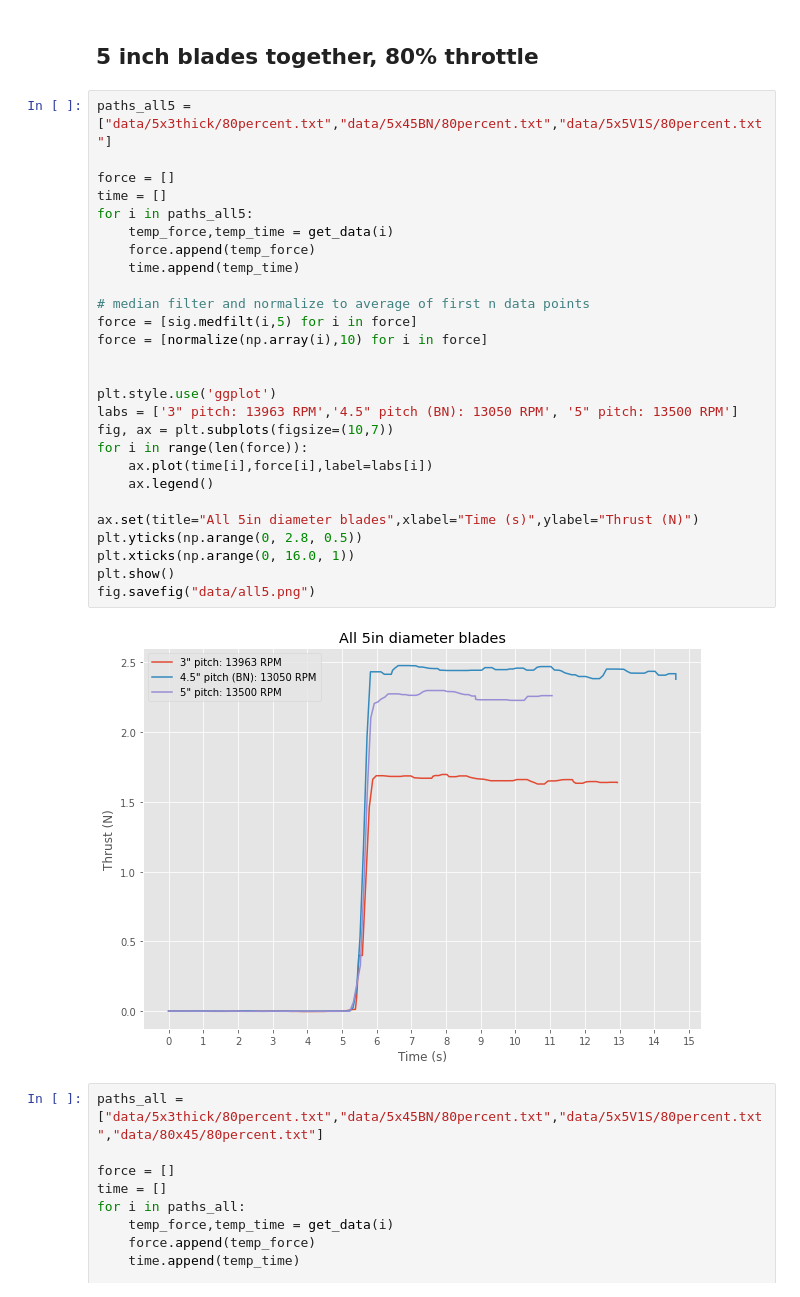
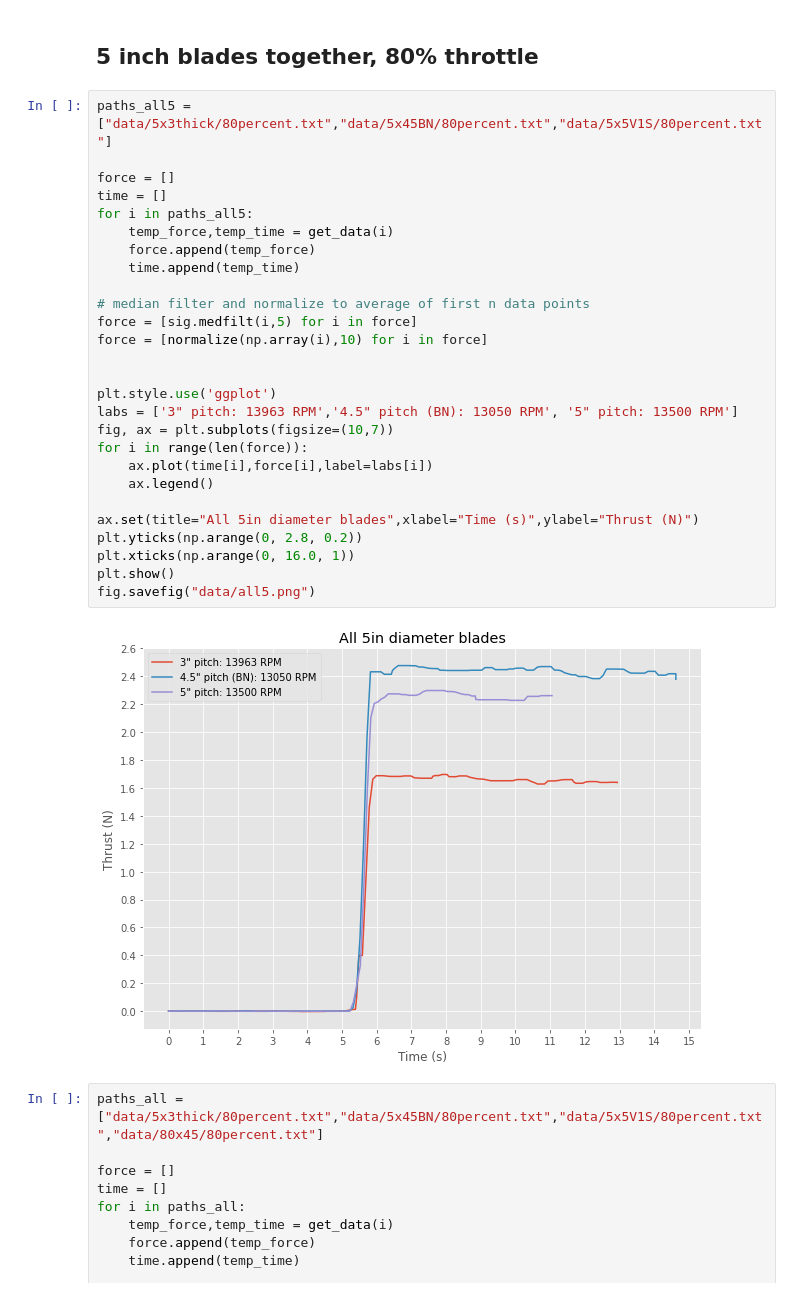
Before and after one commit to nmarks99/aero-capstone, a Jupyter notebook: thrust_test/nice_plots.ipynb, the cells around one changed output. Drawn from its saved outputs; the diff is of its cells as text.

```diff
--- a/thrust_test/nice_plots.ipynb
+++ b/thrust_test/nice_plots.ipynb
@@ -166,32 +166,32 @@ fig.savefig("data/5x45BN/5x45BNplot.png")
 # %%
 paths_all5 = ["data/5x3thick/80percent.txt","data/5x45BN/80percent.txt","data/5x5V1S/80percent.txt"]
 
 force = []
 time = []
 for i in paths_all5:
     temp_force,temp_time = get_data(i)
     force.append(temp_force)
     time.append(temp_time)
 
 # median filter and normalize to average of first n data points
 force = [sig.medfilt(i,5) for i in force]
 force = [normalize(np.array(i),10) for i in force]
 
 
 plt.style.use('ggplot')
 labs = ['3" pitch: 13963 RPM','4.5" pitch (BN): 13050 RPM', '5" pitch: 13500 RPM']
 fig, ax = plt.subplots(figsize=(10,7))
 for i in range(len(force)):
     ax.plot(time[i],force[i],label=labs[i])
     ax.legend()
 
 ax.set(title="All 5in diameter blades",xlabel="Time (s)",ylabel="Thrust (N)")
-plt.yticks(np.arange(0, 2.8, 0.5))
+plt.yticks(np.arange(0, 2.8, 0.2))
 plt.xticks(np.arange(0, 16.0, 1))
 plt.show()
 fig.savefig("data/all5.png")
 # %% [output]
-[figure, old version]
+[figure, new version]
 # %%
 paths_all = ["data/5x3thick/80percent.txt","data/5x45BN/80percent.txt","data/5x5V1S/80percent.txt","data/80x45/80percent.txt"]
 
```
Also changed, not shown: parts of 2 cells of this notebook, 3 other files.
